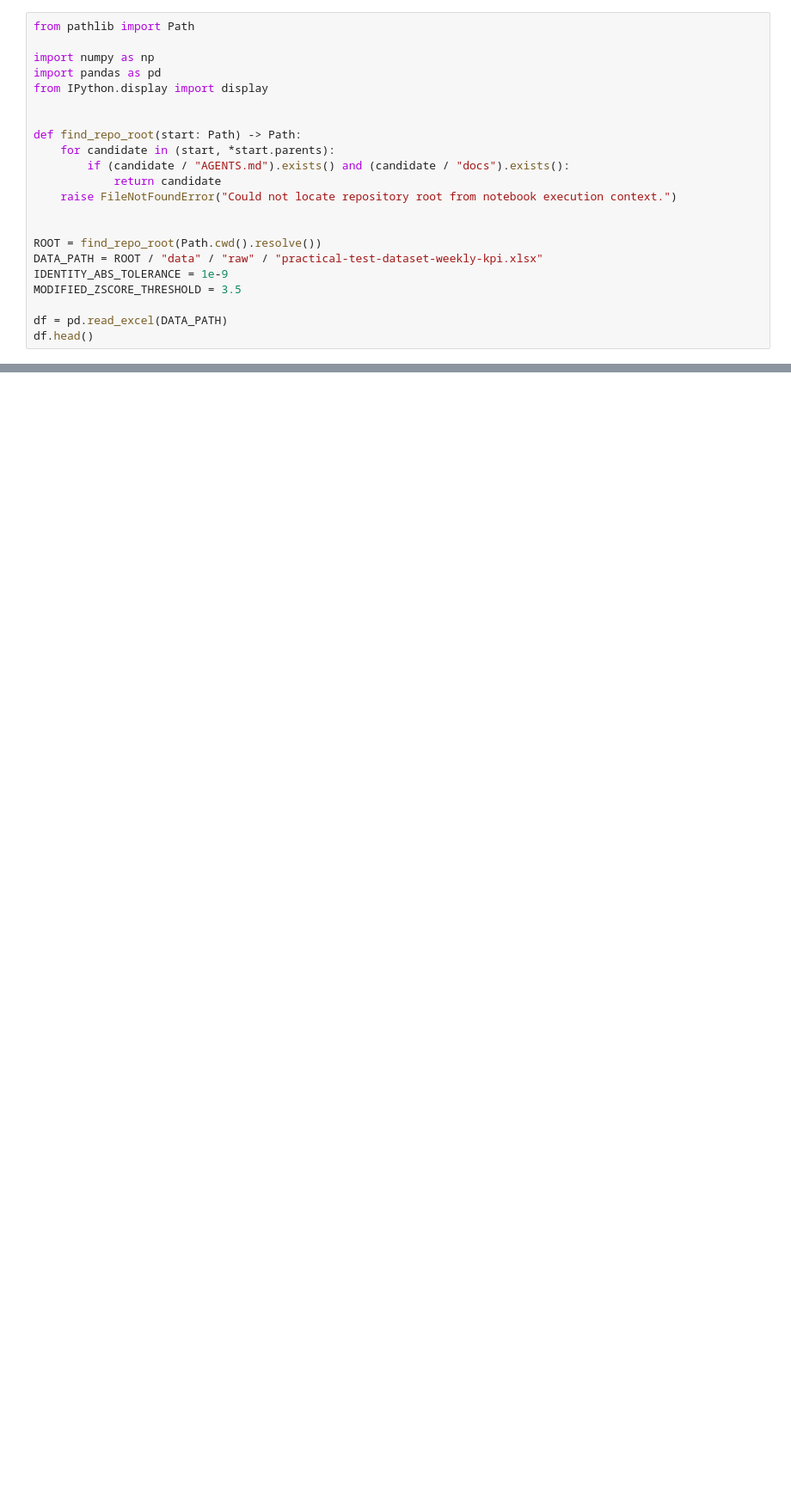
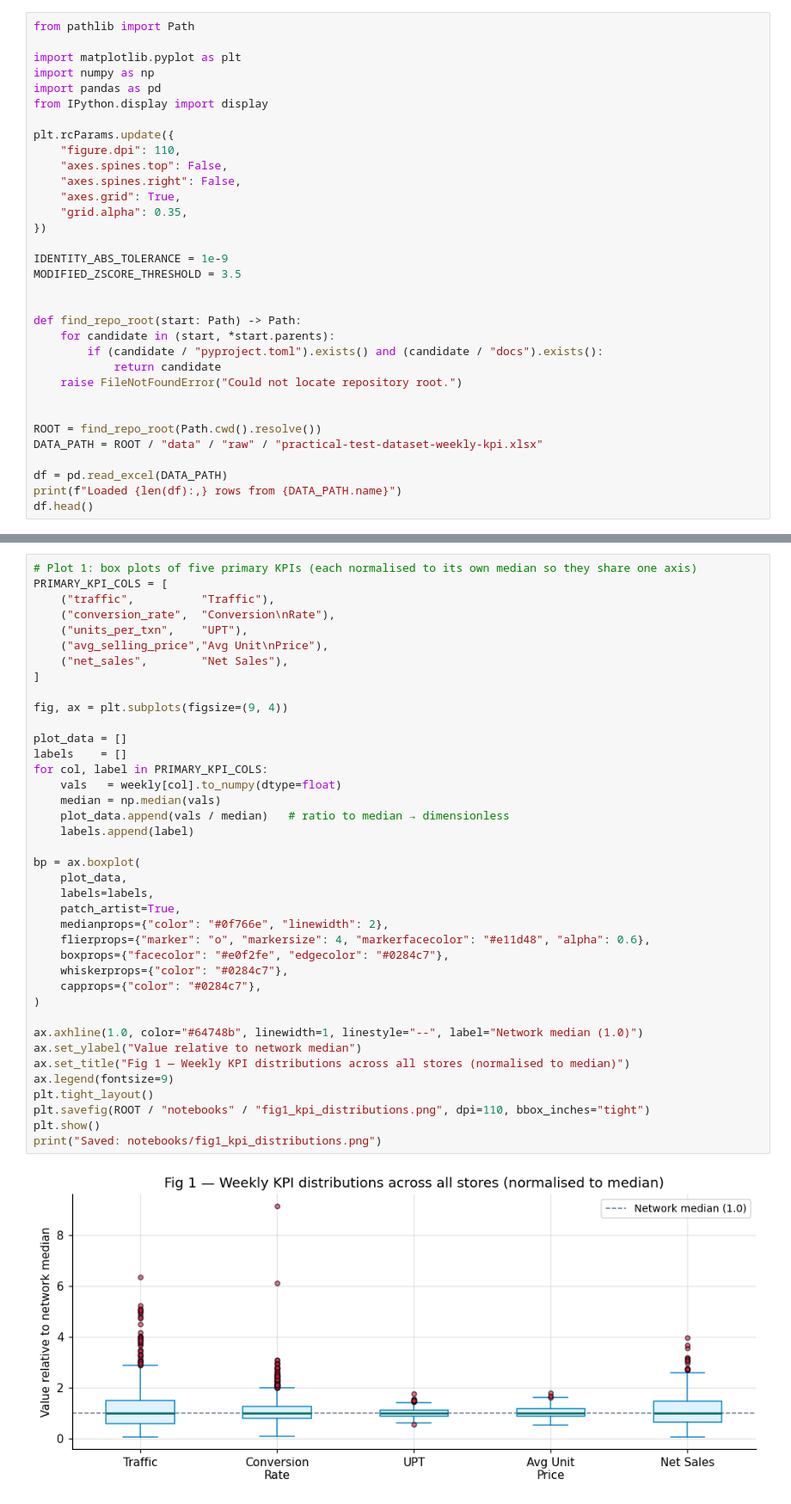
Before and after one commit to AymanAOURIK/Retail-Store-KPIs-To-insights, a Jupyter notebook: notebooks/EDA.ipynb, the cells around one changed output, grey strips where cells are left out. Shown at 86% size. Drawn from its saved outputs; the diff is of its cells as text; blank space fills up the shorter version.

```diff
--- a/notebooks/EDA.ipynb
+++ b/notebooks/EDA.ipynb
@@ -5,22 +15,33 @@ Phase 1 notebook for the Yoobic Insight prototype. This notebook is intentionall
 # %%
 from pathlib import Path
 
+import matplotlib.pyplot as plt
 import numpy as np
 import pandas as pd
 from IPython.display import display
 
+plt.rcParams.update({
+    "figure.dpi": 110,
+    "axes.spines.top": False,
+    "axes.spines.right": False,
+    "axes.grid": True,
+    "grid.alpha": 0.35,
+})
+
+IDENTITY_ABS_TOLERANCE = 1e-9
+MODIFIED_ZSCORE_THRESHOLD = 3.5
+
 
 def find_repo_root(start: Path) -> Path:
     for candidate in (start, *start.parents):
-        if (candidate / "AGENTS.md").exists() and (candidate / "docs").exists():
+        if (candidate / "pyproject.toml").exists() and (candidate / "docs").exists():
             return candidate
-    raise FileNotFoundError("Could not locate repository root from notebook execution context.")
+    raise FileNotFoundError("Could not locate repository root.")
 
 
 ROOT = find_repo_root(Path.cwd().resolve())
 DATA_PATH = ROOT / "data" / "raw" / "practical-test-dataset-weekly-kpi.xlsx"
-IDENTITY_ABS_TOLERANCE = 1e-9
-MODIFIED_ZSCORE_THRESHOLD = 3.5
 
 df = pd.read_excel(DATA_PATH)
+print(f"Loaded {len(df):,} rows from {DATA_PATH.name}")
 df.head()
@@ -166,0 +315,41 @@ display(distribution_summary)
+# %%
+# Plot 1: box plots of five primary KPIs (each normalised to its own median so they share one axis)
+PRIMARY_KPI_COLS = [
+    ("traffic",          "Traffic"),
+    ("conversion_rate",  "Conversion\nRate"),
+    ("units_per_txn",    "UPT"),
+    ("avg_selling_price","Avg Unit\nPrice"),
+    ("net_sales",        "Net Sales"),
+]
+
+fig, ax = plt.subplots(figsize=(9, 4))
+
+plot_data = []
+labels    = []
+for col, label in PRIMARY_KPI_COLS:
+    vals   = weekly[col].to_numpy(dtype=float)
+    median = np.median(vals)
+    plot_data.append(vals / median)   # ratio to median → dimensionless
+    labels.append(label)
+
+bp = ax.boxplot(
+    plot_data,
+    labels=labels,
+    patch_artist=True,
+    medianprops={"color": "#0f766e", "linewidth": 2},
+    flierprops={"marker": "o", "markersize": 4, "markerfacecolor": "#e11d48", "alpha": 0.6},
+    boxprops={"facecolor": "#e0f2fe", "edgecolor": "#0284c7"},
+    whiskerprops={"color": "#0284c7"},
+    capprops={"color": "#0284c7"},
+)
+
+ax.axhline(1.0, color="#64748b", linewidth=1, linestyle="--", label="Network median (1.0)")
+ax.set_ylabel("Value relative to network median")
+ax.set_title("Fig 1 — Weekly KPI distributions across all stores (normalised to median)")
+ax.legend(fontsize=9)
+plt.tight_layout()
+plt.savefig(ROOT / "notebooks" / "fig1_kpi_distributions.png", dpi=110, bbox_inches="tight")
+plt.show()
+print("Saved: notebooks/fig1_kpi_distributions.png")
+# %% [output]
+[figure, added]
```
Also changed, not shown: parts of 19 cells of this notebook, 12 other files.
